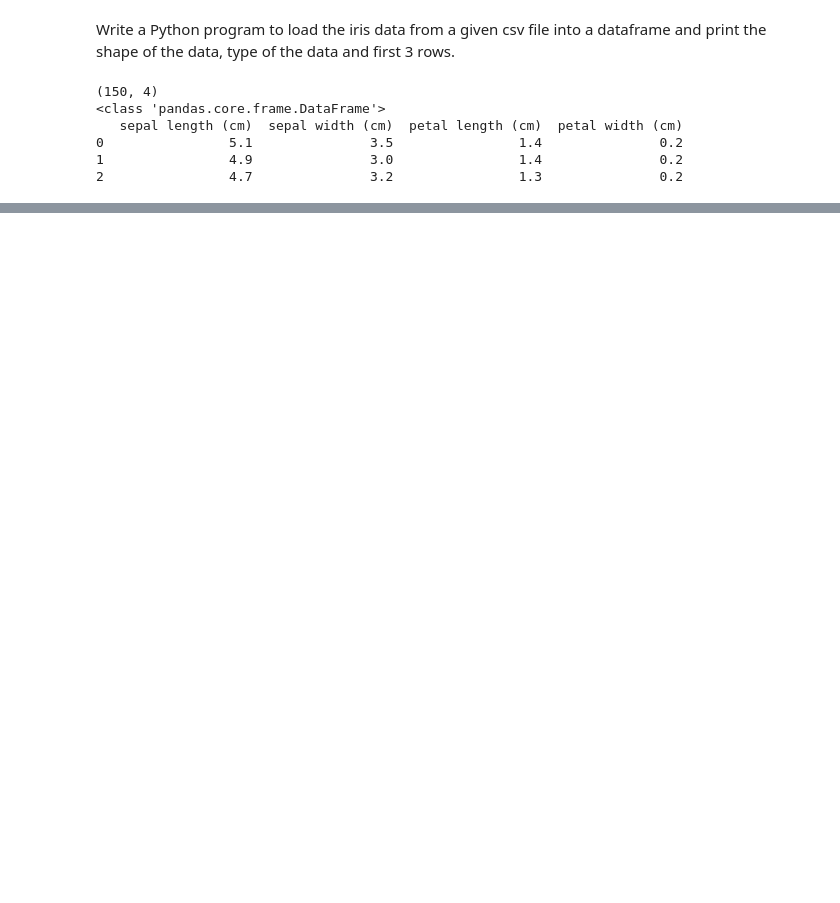
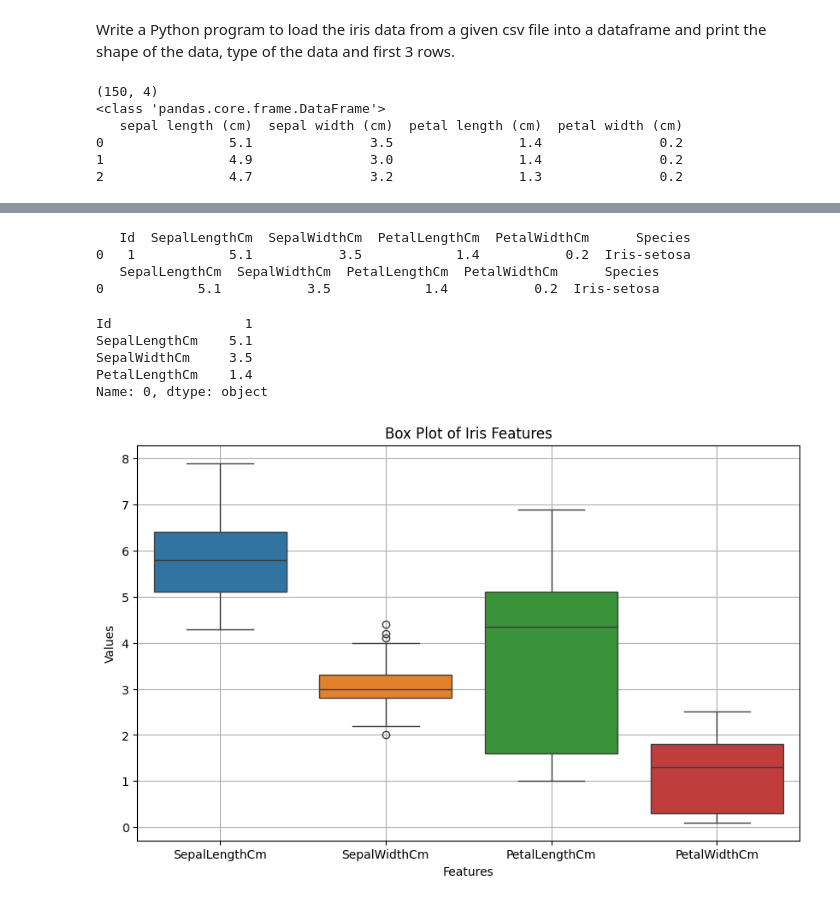
Before and after one commit to vigneshwar315/machinelearning, a Jupyter notebook: sklearn.ipynb, the cells around one changed output, grey strips where cells are left out. Drawn from its saved outputs; the diff is of its cells as text; code cells hidden in the pictures; blank space fills up the shorter version.

```diff
--- a/sklearn.ipynb
+++ b/sklearn.ipynb
@@ -31,0 +97,41 @@ print(dataset.head())
+# %%
+#Write a Python program to drop Id column from a given Dataframe and print the
+#modified part. Call iris.csv to create the Dataframe.
+import pandas as pd
+df=pd.read_csv('Iris.csv')
+print(df.head(1))
+df=df.drop('Id',axis=1)
+print(df.head(1))
+# %% [output]
+   Id  SepalLengthCm  SepalWidthCm  PetalLengthCm  PetalWidthCm      Species
+0   1            5.1           3.5            1.4           0.2  Iris-setosa
+   SepalLengthCm  SepalWidthCm  PetalLengthCm  PetalWidthCm      Species
+0            5.1           3.5            1.4           0.2  Iris-setosa
+# %%
+#Write a Python program to access first four cells from a given Dataframe using the
+#index and column labels. Call iris.csv to create the Dataframe.
+import pandas as pd
+df=pd.read_csv('Iris.csv')
+print(df.loc[0,df.columns[:4]])
+# %% [output]
+Id                 1
+SepalLengthCm    5.1
+SepalWidthCm     3.5
+PetalLengthCm    1.4
+Name: 0, dtype: object
+# %%
+#Write a Python program to create a plot to get a general Statistics of Iris data.
+import pandas as pd
+import seaborn as sns
+import matplotlib.pyplot as plt
+df = pd.read_csv('Iris.csv')
+numeric_df = df.drop(['Id', 'Species'], axis=1)
+plt.figure(figsize=(10, 6))
+sns.boxplot(data=numeric_df)
+plt.title('Box Plot of Iris Features')
+plt.xlabel('Features')
+plt.ylabel('Values')
+plt.grid(True)
+plt.show()
+# %% [output]
+[figure, added]
```
Also changed, not shown: parts of 5 cells of this notebook.
